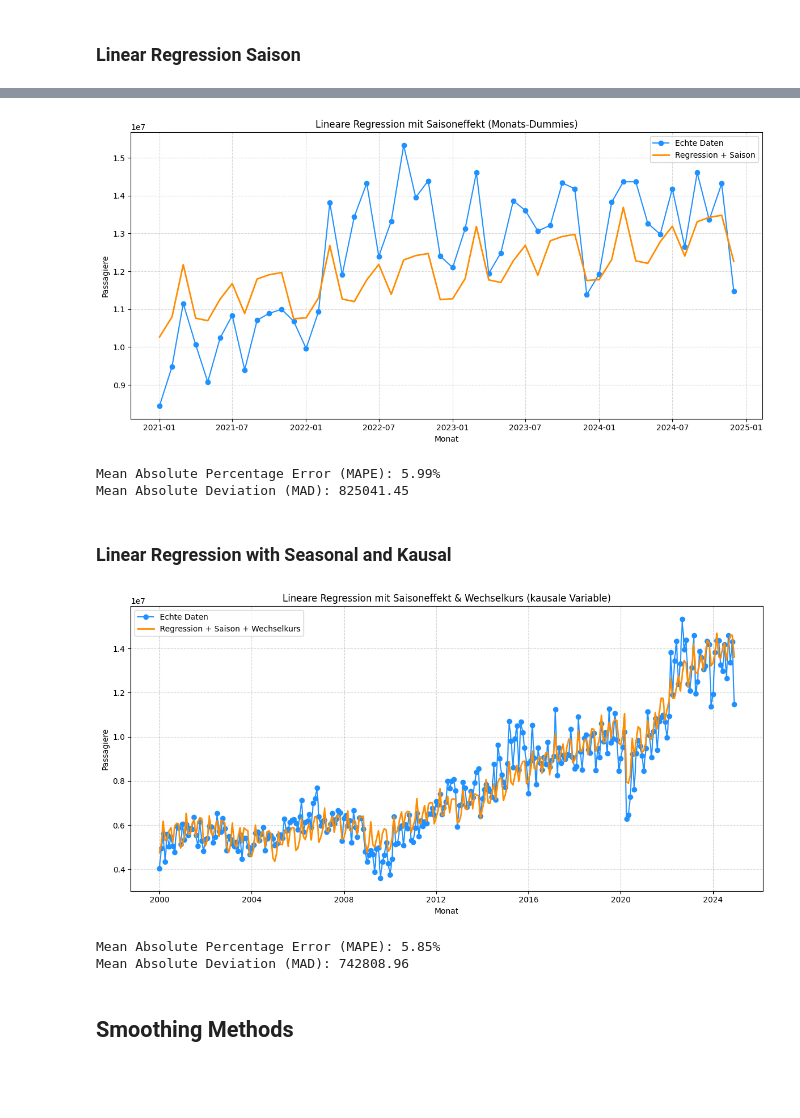
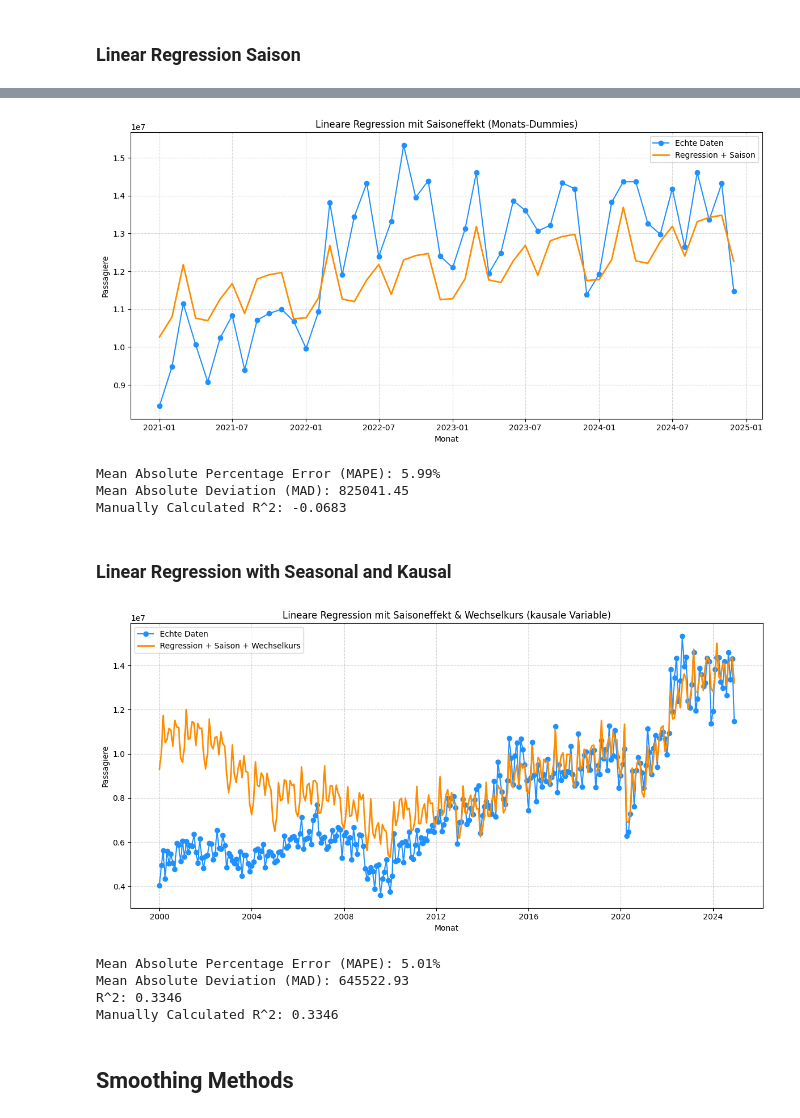
Before and after one commit to eliaspfe/BI_Vorlesung, a Jupyter notebook: Forecasting_Exports.ipynb, the cells around one changed output, grey strips where cells are left out. Cells and saved outputs as stored; diff of their text form; code cells hidden in the pictures; blank space fills up the shorter version.

```diff
--- a/Forecasting_Exports.ipynb
+++ b/Forecasting_Exports.ipynb
@@ -9,6 +9,11 @@ import pandas as pd
 import numpy as np
 import matplotlib.pyplot as plt
 from sklearn.linear_model import LinearRegression
+
+all_mapes = []
+
+
+
 
 
 df = pd.read_csv('data/Handel.csv', sep=';',)
@@ -175,15 +194,17 @@ plt.show()
 # Calculate Mean Absolute Percentage Error (MAPE) oonn the validation set
 mape = np.mean(np.abs((y_valid - y_pred[-12:]) / y_valid)) * 100
 print(f"Mean Absolute Percentage Error (MAPE): {mape:.2f}%")
+all_mapes.append(mape)
 
 # Calculate Mean Absolute Deviation (MAD) on the validation set
 mad = np.mean(np.abs(y_valid - y_pred[-12:]))
 print(f"Mean Absolute Deviation (MAD): {mad:.2f}")
-# Calculate R^2 (coefficient of determination) on the validation set
-# Calculate R^2 (coefficient of determination) on the validation set
-ss_total = np.sum((y_valid - np.mean(y_valid)) ** 2)
-ss_residual = np.sum((y_valid - y_pred[-12:]) ** 2)
+
+# Calculate R^2 (coefficient of determination)
+ss_total = np.sum((y_all - np.mean(y_all)) ** 2)
+ss_residual = np.sum((y_all - y_pred) ** 2)
 r_squared = 1 - (ss_residual / ss_total)
+
 print(f"R^2: {r_squared:.4f}")
 # %% [output]
 [figure]
@@ -225,7 +246,7 @@ plt.figure(figsize=(12, 6))
 plt.plot(df['Date'], y_all, label='Echte Daten', marker='o', color='dodgerblue')
 plt.plot(df['Date'], y_pred_all, label='Regression + Saison', color='darkorange', linewidth=2)
 plt.xlabel('Monat')
-plt.ylabel('Passagiere')
+plt.ylabel('Exporte in Tsd. EUR')
 plt.title('Lineare Regression mit Saisoneffekt (Monats-Dummies)')
 plt.legend()
 plt.grid(True, linestyle='--', alpha=0.5)
@@ -234,8 +255,13 @@ plt.show()
 
 # Metriken auf dem Validierungsset
 mape = np.mean(np.abs((y_valid - y_pred_valid) / y_valid)) * 100
+all_mapes.append(mape)
 mad = np.mean(np.abs(y_valid - y_pred_valid))
 
 print(f"Mean Absolute Percentage Error (MAPE): {mape:.2f}%")
 print(f"Mean Absolute Deviation (MAD): {mad:.2f}")
+
+# Calculate R^2 (coefficient of determination)
+r_squared = model.score(X_valid, y_valid)
+print(f"R^2: {r_squared:.4f}")
 # %% [output]
@@ -290,10 +317,19 @@ mad = np.mean(np.abs(y_valid - y_pred_valid))
 
 print(f"Mean Absolute Percentage Error (MAPE): {mape:.2f}%")
 print(f"Mean Absolute Deviation (MAD): {mad:.2f}")
+
+# Calculate R^2 (coefficient of determination)
+# Calculate R^2 manually
+ss_total = np.sum((y_valid - np.mean(y_valid)) ** 2)
+ss_residual = np.sum((y_valid - y_pred_valid) ** 2)
+r_squared_manual = 1 - (ss_residual / ss_total)
+
+print(f"Manually Calculated R^2: {r_squared_manual:.4f}")
 # %% [output]
 [figure]
 Mean Absolute Percentage Error (MAPE): 5.99%
 Mean Absolute Deviation (MAD): 825041.45
+Manually Calculated R^2: -0.0683
 # %% [markdown]
 ### Linear Regression with Seasonal and Kausal
 # %%
@@ -305,6 +341,7 @@ dummies = pd.get_dummies(df['Monat_num'], prefix='Monat', drop_first=True)
 # Kausale Variable: Wechselkurs (Exchange Rate)
 kausale_variable = df[['Monthly_Avg_Exchange_Rate', 'BIP Mrd. EUR', 'DAX']]  # Falls du mehrere hast, hier einfach mehr auswählen
 #Mit DAX -> Forecast besser, Finanzkrise nicht mehr so stark
+# Gute Performance mit iloc -120 (Trainingsset 120 Monate)
 
 
 # Features zusammenstellen
@@ -312,41 +349,55 @@ X_all = pd.concat([df[['Monate_seit_start']], dummies, kausale_variable], axis=1
 y_all = df['value_Outgoing']
 
 # Training (letzte 180 von allen bis auf die letzten 12) & Validierung (letzte 12)
-X_train = X_all.iloc[:-12]#.iloc[-180:]
-y_train = y_all.iloc[:-12]#.iloc[-180:]
+X_train = X_all.iloc[:-12].iloc[-120:]
+y_train = y_all.iloc[:-12].iloc[-120:]
 X_valid = X_all.iloc[-12:]
 y_valid = y_all.iloc[-12:]
 
 # Modell trainieren
 model = LinearRegression()
 model.fit(X_train, y_train)
 
 # Vorhersagen
 y_pred_all = model.predict(X_all)
 y_pred_valid = model.predict(X_valid)
 
 # Plot
 plt.figure(figsize=(12, 6))
 plt.plot(df['Date'], y_all, label='Echte Daten', marker='o', color='dodgerblue')
 plt.plot(df['Date'], y_pred_all, label='Regression + Saison + Wechselkurs', color='darkorange', linewidth=2)
 plt.xlabel('Monat')
 plt.ylabel('Passagiere')
 plt.title('Lineare Regression mit Saisoneffekt & Wechselkurs (kausale Variable)')
 plt.legend()
 plt.grid(True, linestyle='--', alpha=0.5)
 plt.tight_layout()
 plt.show()
 
 # Metriken
 mape = np.mean(np.abs((y_valid - y_pred_valid) / y_valid)) * 100
+all_mapes.append(mape)
 mad = np.mean(np.abs(y_valid - y_pred_valid))
 
 print(f"Mean Absolute Percentage Error (MAPE): {mape:.2f}%")
 print(f"Mean Absolute Deviation (MAD): {mad:.2f}")
+
+# Calculate R^2 (coefficient of determination)
+r_squared = model.score(X_valid, y_valid)
+print(f"R^2: {r_squared:.4f}")
+
+# Calculate R^2 manually
+ss_total = np.sum((y_valid - np.mean(y_valid)) ** 2)
+ss_residual = np.sum((y_valid - y_pred_valid) ** 2)
+r_squared_manual = 1 - (ss_residual / ss_total)
+
+print(f"Manually Calculated R^2: {r_squared_manual:.4f}")
 # %% [output]
-[figure, old version]
+[figure, new version]
-Mean Absolute Percentage Error (MAPE): 5.85%
-Mean Absolute Deviation (MAD): 742808.96
+Mean Absolute Percentage Error (MAPE): 5.01%
+Mean Absolute Deviation (MAD): 645522.93
+R^2: 0.3346
+Manually Calculated R^2: 0.3346
 # %% [markdown]
 ## Smoothing Methods
 # %% [markdown]
```
Also changed, not shown: parts of 17 cells of this notebook.
